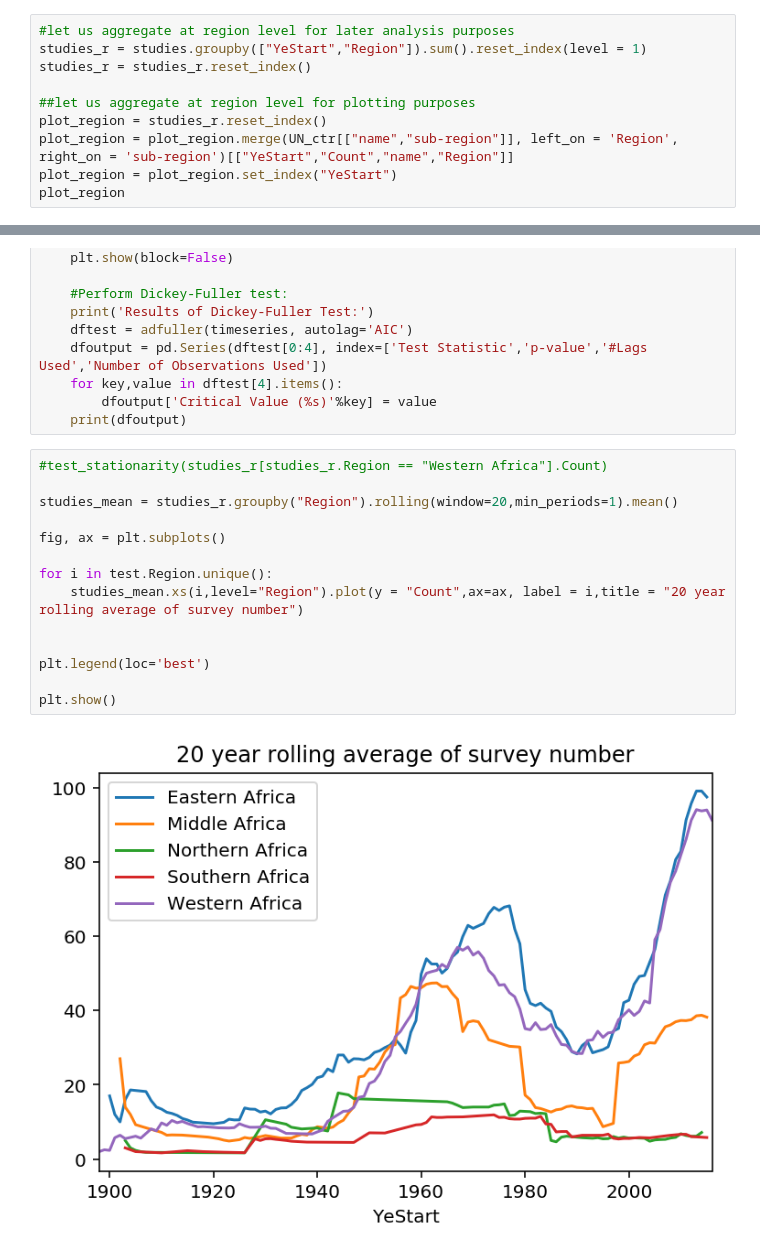
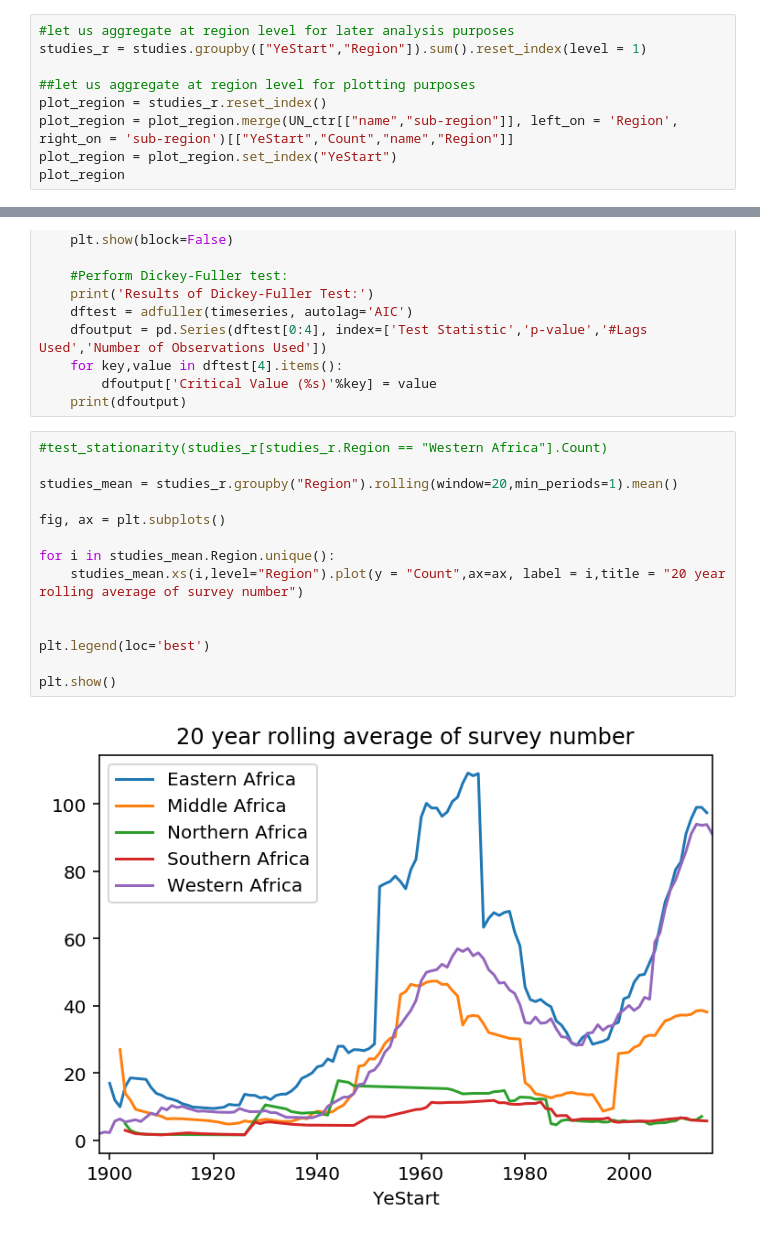
Before and after one commit to SebastianS09/Malaria, a Jupyter notebook: African_anopheline_vectors.ipynb, the cells around one changed output, grey strips where cells are left out. Saved outputs shown, nothing was run; the diff lists cells and outputs as text.

```diff
--- a/African_anopheline_vectors.ipynb
+++ b/African_anopheline_vectors.ipynb
@@ -1138,7 +1252,6 @@ print(studies.head(20))
 # %%
 #let us aggregate at region level for later analysis purposes
 studies_r = studies.groupby(["YeStart","Region"]).sum().reset_index(level = 1)
-studies_r = studies_r.reset_index()
 
 ##let us aggregate at region level for plotting purposes
 plot_region = studies_r.reset_index()
@@ -1250,19 +1421,19 @@ def test_stationarity(timeseries):
 # %%
 #test_stationarity(studies_r[studies_r.Region == "Western Africa"].Count)
 
 studies_mean = studies_r.groupby("Region").rolling(window=20,min_periods=1).mean()
 
 fig, ax = plt.subplots()
 
-for i in test.Region.unique():
+for i in studies_mean.Region.unique():
     studies_mean.xs(i,level="Region").plot(y = "Count",ax=ax, label = i,title = "20 year rolling average of survey number")
 
 
 plt.legend(loc='best')
 
 plt.show()
 # %% [output]
-[figure, old version]
+[figure, new version]
 # %%
 rolling_region = studies_mean.drop("Region",axis=1).reset_index()
 rolling_region["YeStart"] = rolling_region["YeStart"] - 1898
```
Also changed, not shown: parts of 12 cells of this notebook.
